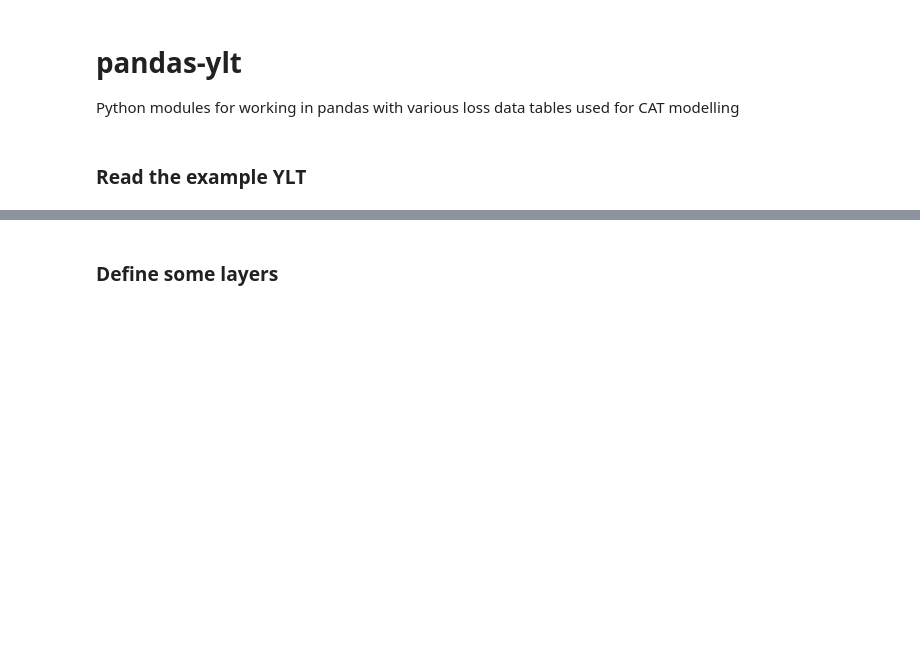
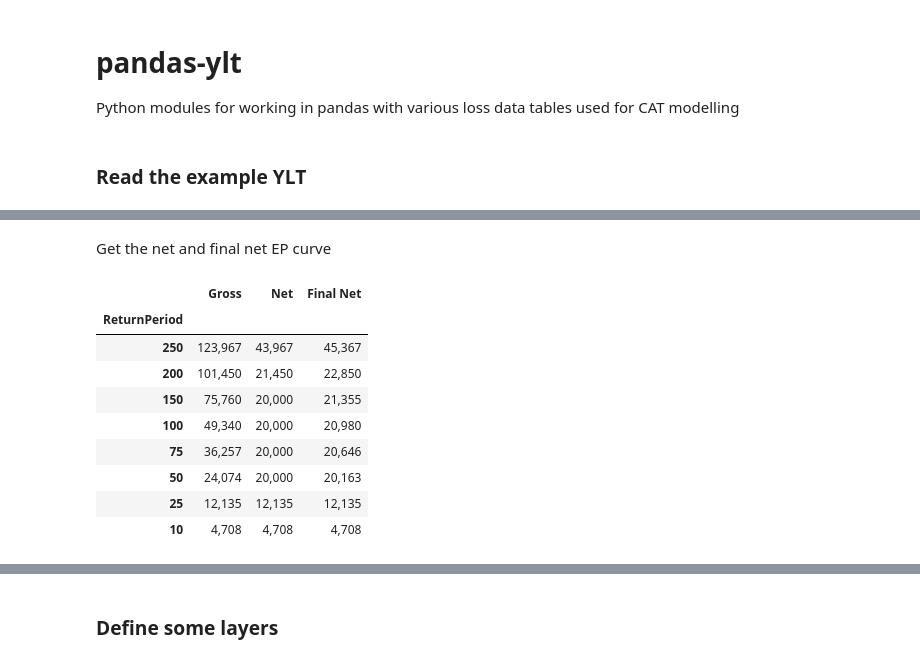
Before and after one commit to iwbailey/pandas-ylt, a Jupyter notebook: yelt_examples_layer_losses.ipynb, the cells around one changed output, grey strips where cells are left out. Cells and saved outputs as stored; diff of their text form; code cells hidden in the pictures; blank space fills up the shorter version.

```diff
--- a/yelt_examples_layer_losses.ipynb
+++ b/yelt_examples_layer_losses.ipynb
@@ -35,0 +57,23 @@ display(yelt.yel.to_summary_stats_series().to_frame().style.format("{:,.0f}"))
+# %%
+# Get a separate YLT for each layer
+lyr_yelts = {lyr: layers[lyr].yelt_loss(yelt) for lyr in layers}
+# lyr_yelts
+
+# Calculate the layer stats from the YLTs
+summary_stats = {k:
+ {'AAL': yelt.yel.aal,
+  'STD': yelt.yel.to_ylt().yl.std(),
+  'ExpReinst': yelt.yel.to_ylt().clip(upper=(layers[k].max_reinstated_limit)).yl.aal * layers[k].reinst_rate,
+  'AttachRP': 1 / yelt.yel.to_ylt().yl.prob_of_a_loss,
+  'FullLimitRP': 1 / yelt.yel.to_ylt(is_occurrence=True).yl.loss_exprobs([layers[k].limit])[0],
+  'ExhaustRP': 1 / yelt.yel.to_ylt().yl.loss_exprobs([layers[k].agg_limit])[0],
+ }
+  for k, yelt in lyr_yelts.items()}
+
+# Display the results
+pd.DataFrame(summary_stats).T.style.format({"AAL": "{:,.0f}", 'STD': '{:,.0f}',
+                                            'ExpReinst': '{:.1f}',
+                                            'AttachRP': "{:,.0f}",
+                                            'FullLimitRP': "{:,.0f}",
+                                            'ExhaustRP': "{:,.0f}",
+                                            })
@@ -35,0 +104,25 @@ display(yelt.yel.to_summary_stats_series().to_frame().style.format("{:,.0f}"))
+# %% [markdown]
+Get the net and final net EP curve
+# %%
+retained_yelt = yelt.subtract(pd.concat(lyr_yelts.values()).groupby(yelt.index.names).sum(), fill_value=0.0)
+net_rip_yelt = yelt.subtract(pd.concat(lyr_yelts_net_rip.values()).groupby(yelt.index.names).sum(), fill_value=0.0)
+
+combined_rp_curves = pd.concat([
+    df.yel.to_rp_summary([250, 200, 150, 100, 75, 50, 25, 10], is_ep=True, is_occurrence=True).rename(name)
+    for name, df in [('Gross', yelt), ('Net', retained_yelt), ('Final Net', net_rip_yelt)]
+], axis=1)
+
+
+display(combined_rp_curves.style.format("{:,.0f}"))
+# display(retained_yelt.yel.to_summary_stats_series().to_frame().style.format("{:,.0f}"))
+# %% [output]
+|  | Gross | Net | Final Net |
+| ReturnPeriod |  |  |  |
+| 250 | 123,967 | 43,967 | 45,367 |
+| 200 | 101,450 | 21,450 | 22,850 |
+| 150 | 75,760 | 20,000 | 21,355 |
+| 100 | 49,340 | 20,000 | 20,980 |
+| 75 | 36,257 | 20,000 | 20,646 |
+| 50 | 24,074 | 20,000 | 20,163 |
+| 25 | 12,135 | 12,135 | 12,135 |
+| 10 | 4,708 | 4,708 | 4,708 |
```
Also changed, not shown: parts of 12 cells of this notebook.
